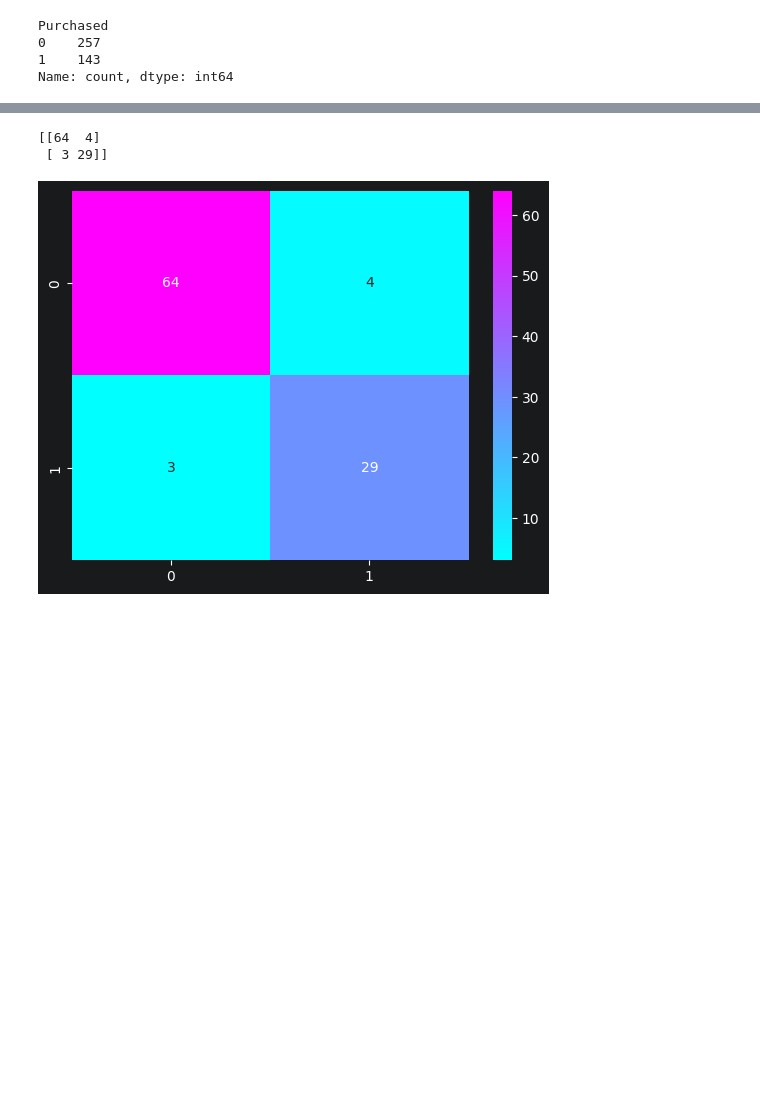
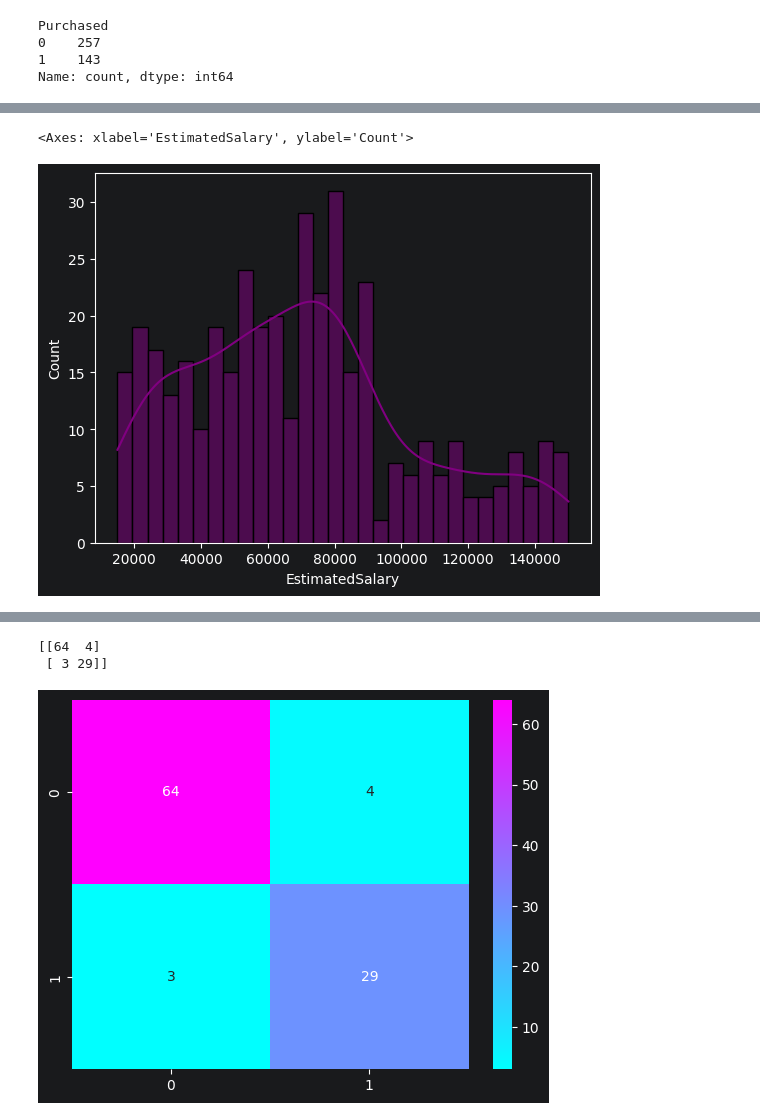
Before and after one commit to rakdav/AI, a Jupyter notebook: KNN.ipynb, the cells around one changed output, grey strips where cells are left out. Cells and saved outputs as stored; diff of their text form; code cells hidden in the pictures; blank space fills up the shorter version.

```diff
--- a/KNN.ipynb
+++ b/KNN.ipynb
@@ -140,0 +256,5 @@ array([0, 0, 0, 0, 0, 0, 0, 1, 0, 1, 0, 0, 0, 0, 0, 1, 0, 0, 1, 0, 0, 1,
+# %%
+sns.histplot(df['EstimatedSalary'],kde=True,color='purple',bins=30)
+# %% [output]
+<Axes: xlabel='EstimatedSalary', ylabel='Count'>
+[figure, added]
```
Also changed, not shown: parts of 136 cells of this notebook.
